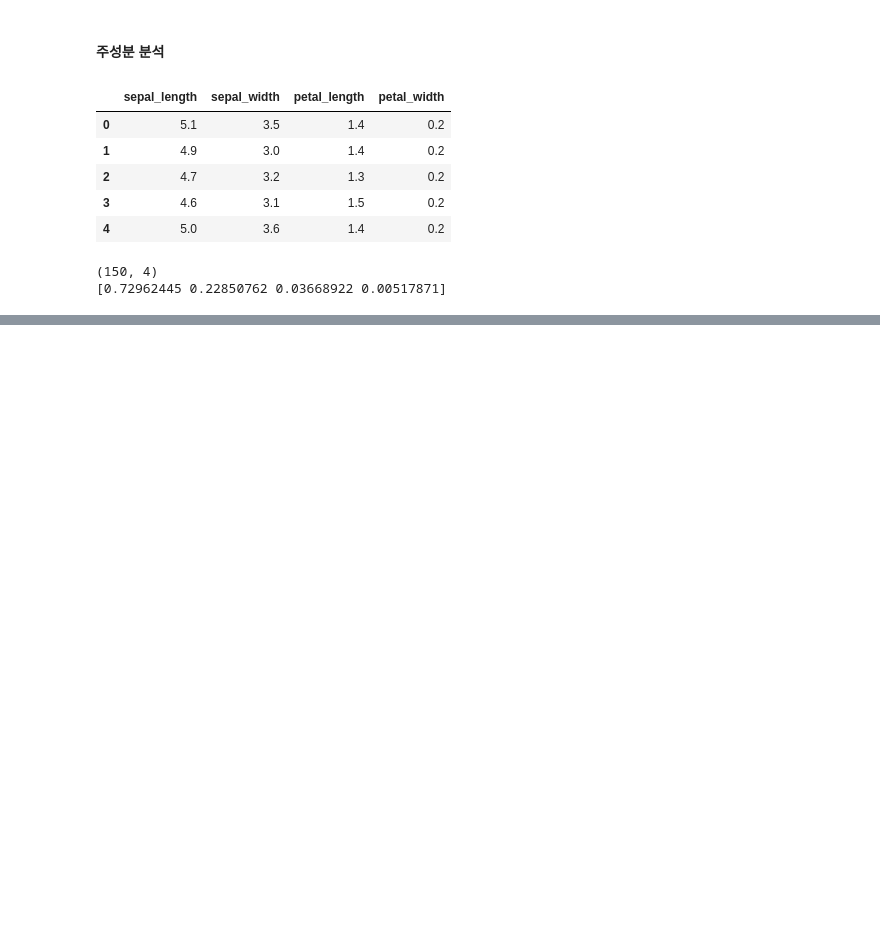
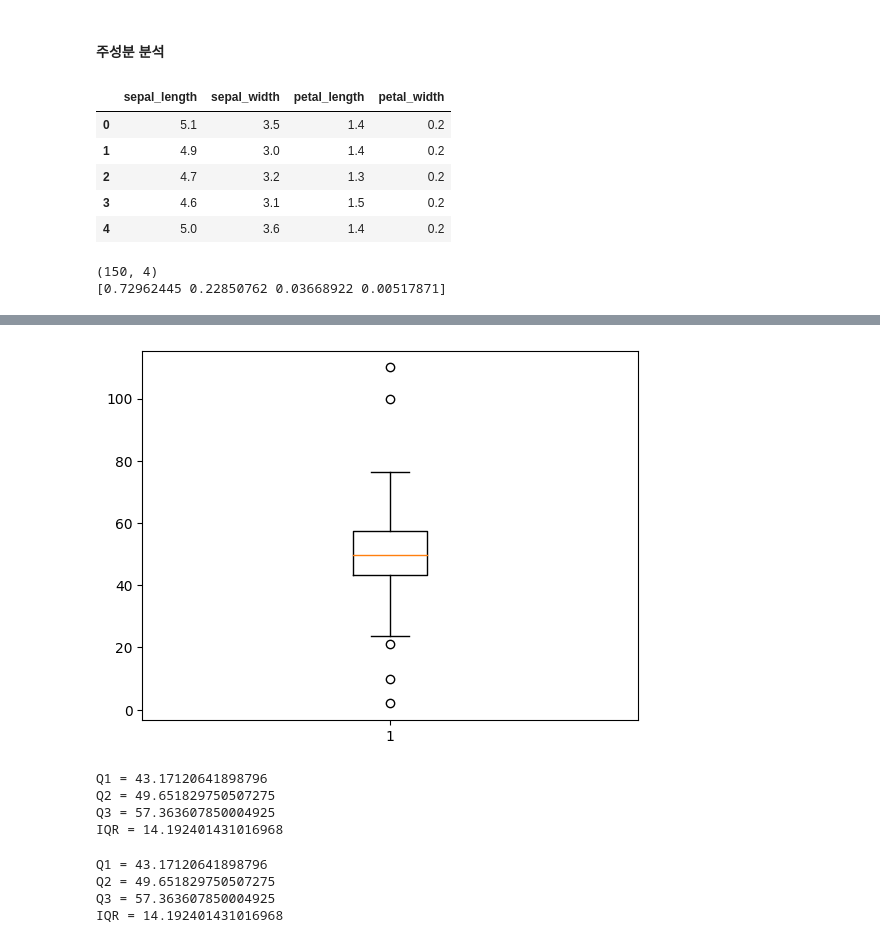
Before and after one commit to Minwoo0206/Engineer_BDA, a Jupyter notebook: EDA.ipynb, the cells around one changed output, grey strips where cells are left out. Saved outputs shown, nothing was run; the diff lists cells and outputs as text; code cells hidden in the pictures; blank space fills up the shorter version.

```diff
--- a/EDA.ipynb
+++ b/EDA.ipynb
@@ -449,0 +594,35 @@ print(pca.explained_variance_ratio_)
+# %%
+plt.boxplot(df['값'])
+plt.show()
+# %% [output]
+[figure, added]
+# %%
+Q1 = df['값'].quantile(.25)
+Q2 = df['값'].quantile(.5)
+Q3 = df['값'].quantile(.75)
+IQR = Q3 - Q1
+
+print("Q1 =", Q1)
+print("Q2 =", Q2)
+print("Q3 =", Q3)
+print("IQR =", IQR)
+# %% [output]
+Q1 = 43.17120641898796
+Q2 = 49.651829750507275
+Q3 = 57.363607850004925
+IQR = 14.192401431016968
+# %%
+Q1 = df['값'].describe()['25%']
+Q2 = df['값'].describe()['50%']
+Q3 = df['값'].describe()['75%']
+IQR = Q3 - Q1
+
+print("Q1 =", Q1)
+print("Q2 =", Q2)
+print("Q3 =", Q3)
+print("IQR =", IQR)
+# %% [output]
+Q1 = 43.17120641898796
+Q2 = 49.651829750507275
+Q3 = 57.363607850004925
+IQR = 14.192401431016968
```
Also changed, not shown: parts of 25 cells of this notebook.
